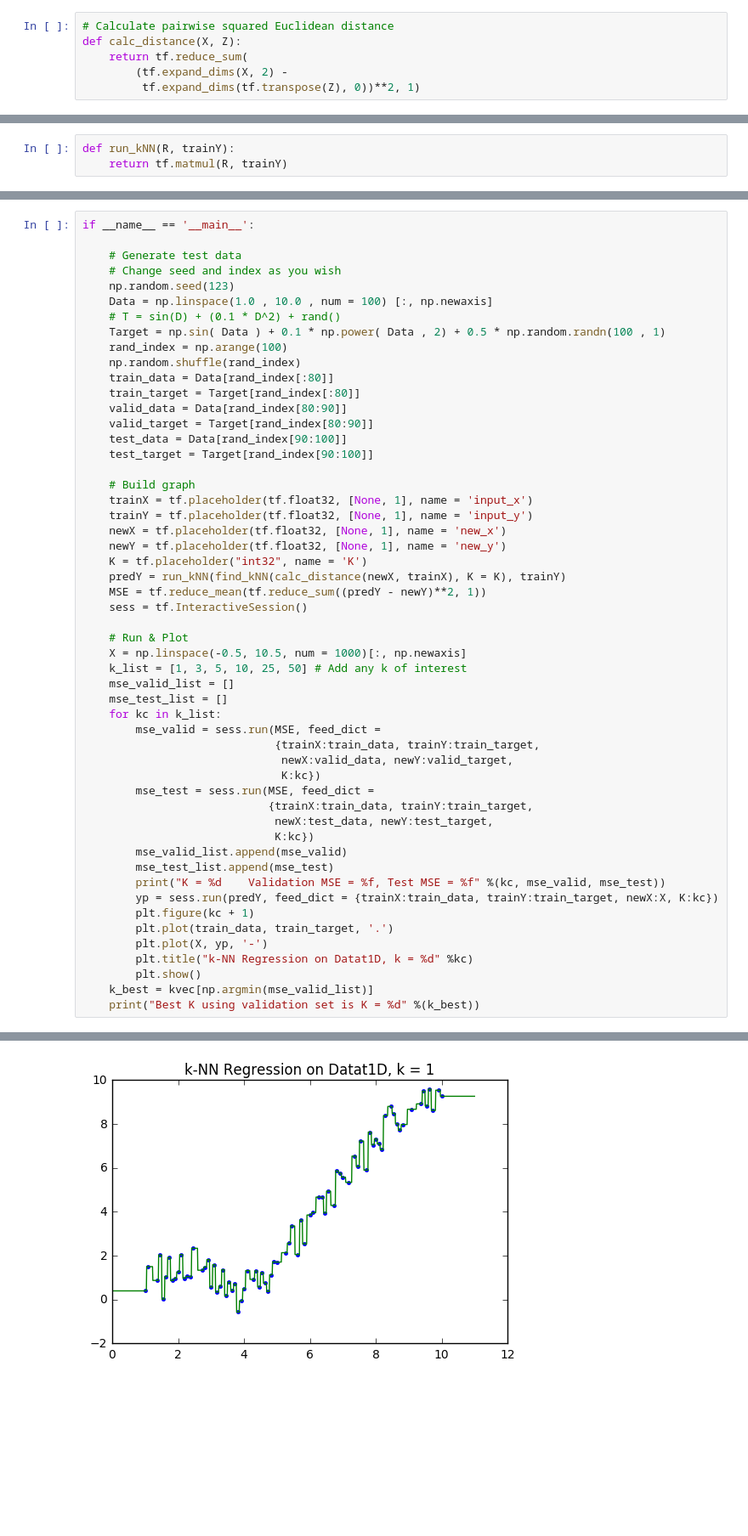
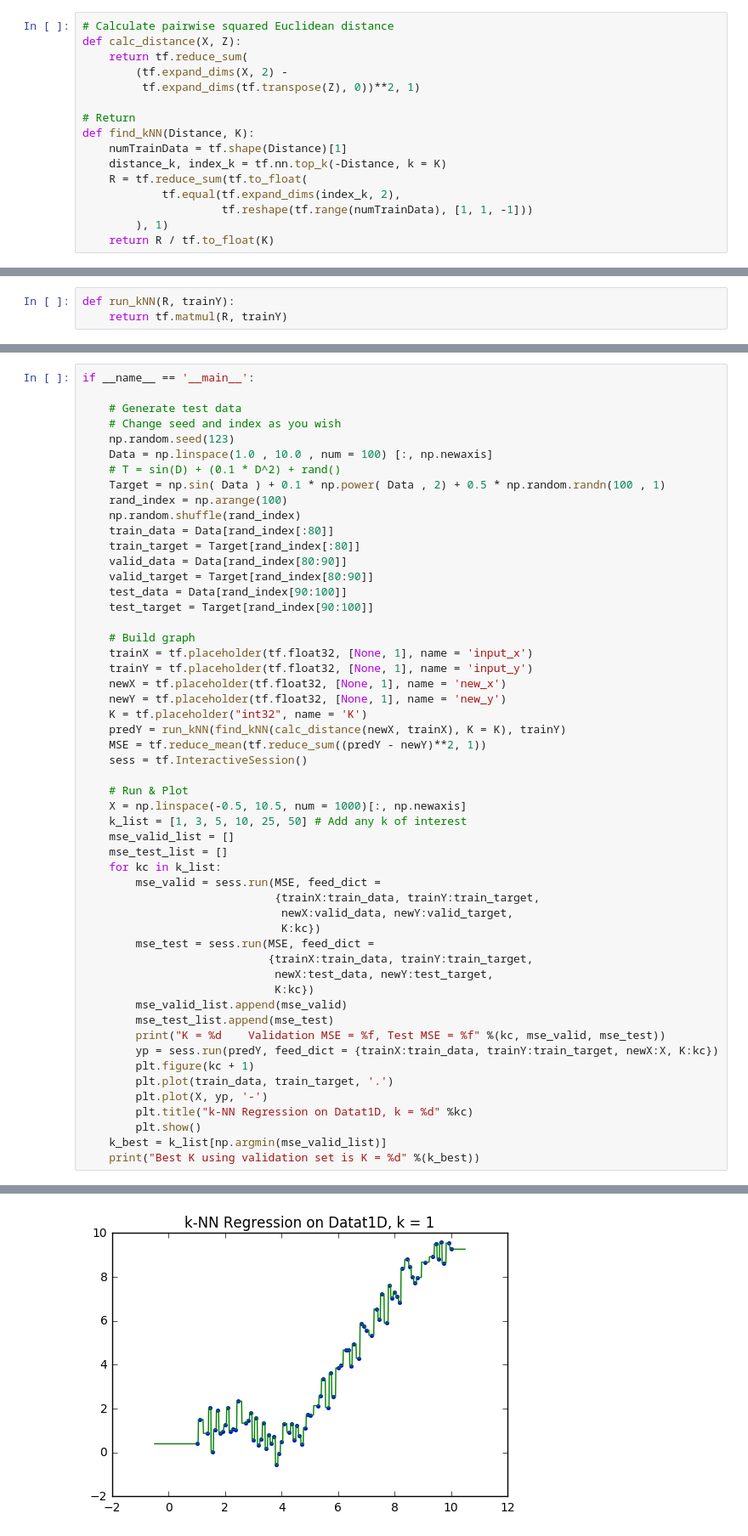
Before and after one commit to songsc/Inference_Algorithms, a Jupyter notebook: kNN/kNN.ipynb, the cells around one changed output, grey strips where cells are left out. Shown at 85% size. Drawn from its saved outputs; the diff is of its cells as text; blank space fills up the shorter version.

```diff
--- a/kNN/kNN.ipynb
+++ b/kNN/kNN.ipynb
@@ -8,3 +8,13 @@ def calc_distance(X, Z):
     return tf.reduce_sum(
         (tf.expand_dims(X, 2) -
          tf.expand_dims(tf.transpose(Z), 0))**2, 1)
+
+# Return
+def find_kNN(Distance, K):
+    numTrainData = tf.shape(Distance)[1]
+    distance_k, index_k = tf.nn.top_k(-Distance, k = K)
+    R = tf.reduce_sum(tf.to_float(
+            tf.equal(tf.expand_dims(index_k, 2),
+                     tf.reshape(tf.range(numTrainData), [1, 1, -1]))
+        ), 1)
+    return R / tf.to_float(K)
@@ -48,33 +58,33 @@ if __name__ == '__main__':
     predY = run_kNN(find_kNN(calc_distance(newX, trainX), K = K), trainY)
     MSE = tf.reduce_mean(tf.reduce_sum((predY - newY)**2, 1))
     sess = tf.InteractiveSession()
 
     # Run & Plot
     X = np.linspace(-0.5, 10.5, num = 1000)[:, np.newaxis]
     k_list = [1, 3, 5, 10, 25, 50] # Add any k of interest
     mse_valid_list = []
     mse_test_list = []
     for kc in k_list:
         mse_valid = sess.run(MSE, feed_dict =
                              {trainX:train_data, trainY:train_target,
                               newX:valid_data, newY:valid_target,
                               K:kc})
         mse_test = sess.run(MSE, feed_dict =
                             {trainX:train_data, trainY:train_target,
                              newX:test_data, newY:test_target,
                              K:kc})
         mse_valid_list.append(mse_valid)
         mse_test_list.append(mse_test)
         print("K = %d    Validation MSE = %f, Test MSE = %f" %(kc, mse_valid, mse_test))
         yp = sess.run(predY, feed_dict = {trainX:train_data, trainY:train_target, newX:X, K:kc})
         plt.figure(kc + 1)
         plt.plot(train_data, train_target, '.')
         plt.plot(X, yp, '-')
         plt.title("k-NN Regression on Datat1D, k = %d" %kc)
         plt.show()
-    k_best = kvec[np.argmin(mse_valid_list)]
+    k_best = k_list[np.argmin(mse_valid_list)]
     print("Best K using validation set is K = %d" %(k_best))
 # %% [output]
 K = 1    Validation MSE = 0.386936, Test MSE = 0.465726
-[figure, old version]
+[figure, new version]
 K = 3    Validation MSE = 0.174302, Test MSE = 0.679265
```
Also changed, not shown: parts of 3 cells of this notebook.
